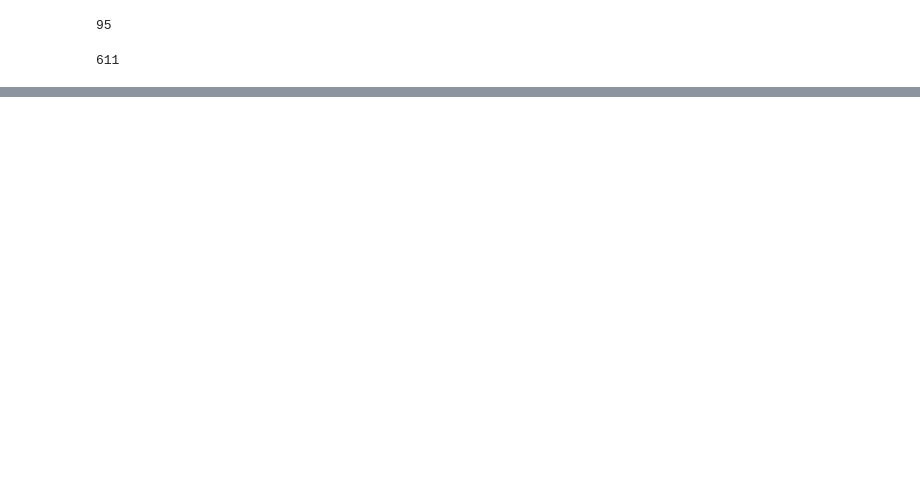
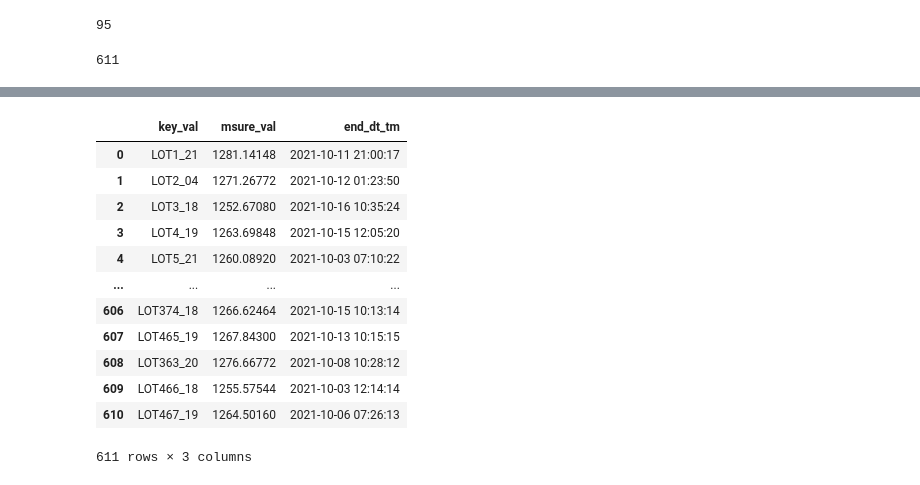
Before and after one commit to jinwook-kim0/dt-training, a Jupyter notebook: 탐색전.ipynb, the cells around one changed output, grey strips where cells are left out. Drawn from its saved outputs; the diff is of its cells as text; code cells hidden in the pictures; blank space fills up the shorter version.

```diff
--- a/탐색전.ipynb
+++ b/탐색전.ipynb
@@ -12,3 +12,4 @@ path = 'drive/MyDrive/Colab Notebooks/'
 import pandas as pd
 # %%
 train_sensors = pd.read_csv(f'{path}train_sensor.csv')
+train_values = pd.read_csv(f'{path}train_quality.csv')
@@ -104,0 +47,16 @@ Name: end_time, dtype: datetime64[ns]
+# %%
+train_values
+# %% [output]
+|  | key_val | msure_val | end_dt_tm |
+| 0 | LOT1_21 | 1281.14148 | 2021-10-11 21:00:17 |
+| 1 | LOT2_04 | 1271.26772 | 2021-10-12 01:23:50 |
+| 2 | LOT3_18 | 1252.67080 | 2021-10-16 10:35:24 |
+| 3 | LOT4_19 | 1263.69848 | 2021-10-15 12:05:20 |
+| 4 | LOT5_21 | 1260.08920 | 2021-10-03 07:10:22 |
+| ... | ... | ... | ... |
+| 606 | LOT374_18 | 1266.62464 | 2021-10-15 10:13:14 |
+| 607 | LOT465_19 | 1267.84300 | 2021-10-13 10:15:15 |
+| 608 | LOT363_20 | 1276.66772 | 2021-10-08 10:28:12 |
+| 609 | LOT466_18 | 1255.57544 | 2021-10-03 12:14:14 |
+| 610 | LOT467_19 | 1264.50160 | 2021-10-06 07:26:13 |
+611 rows × 3 columns
```
Also changed, not shown: parts of 23 cells of this notebook.
